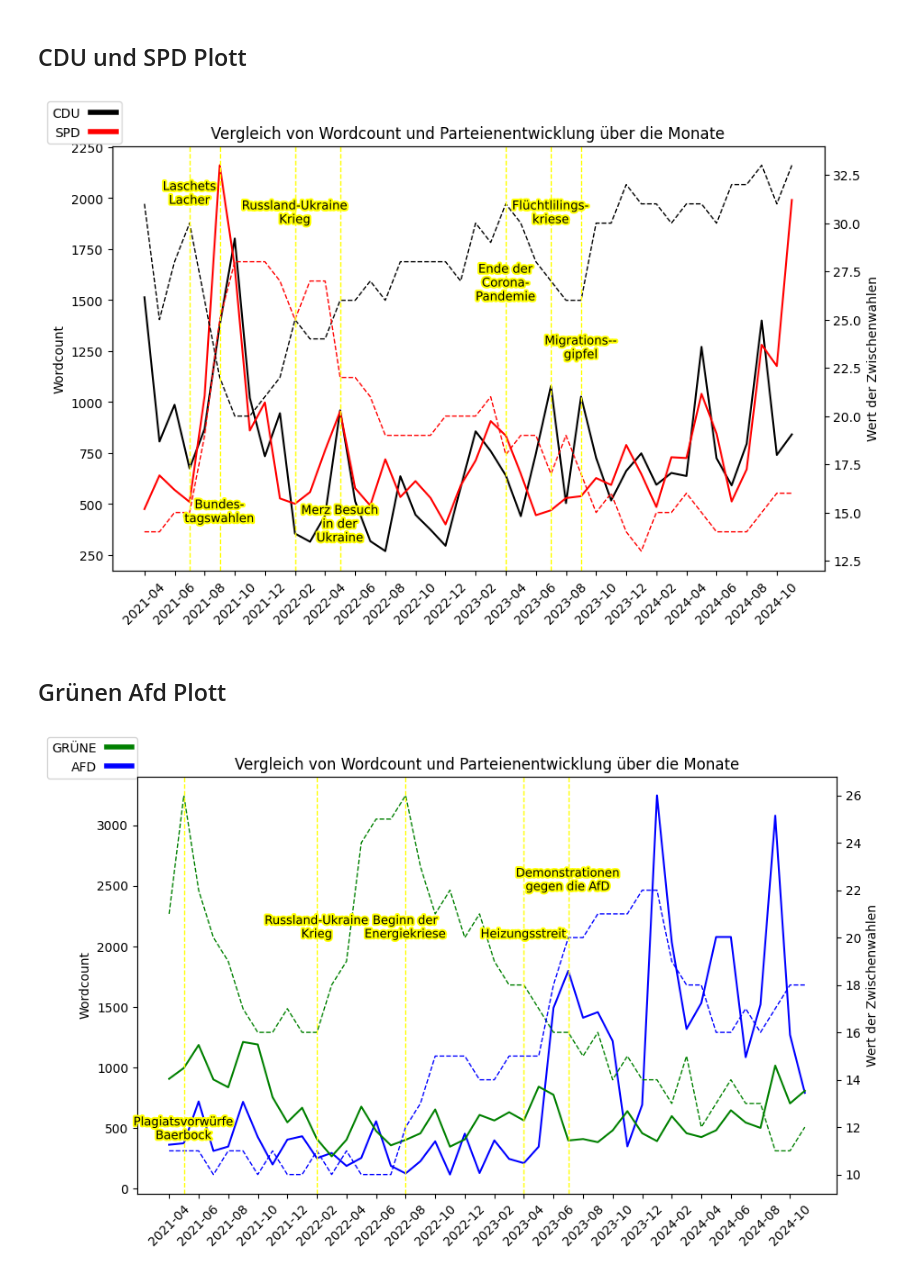
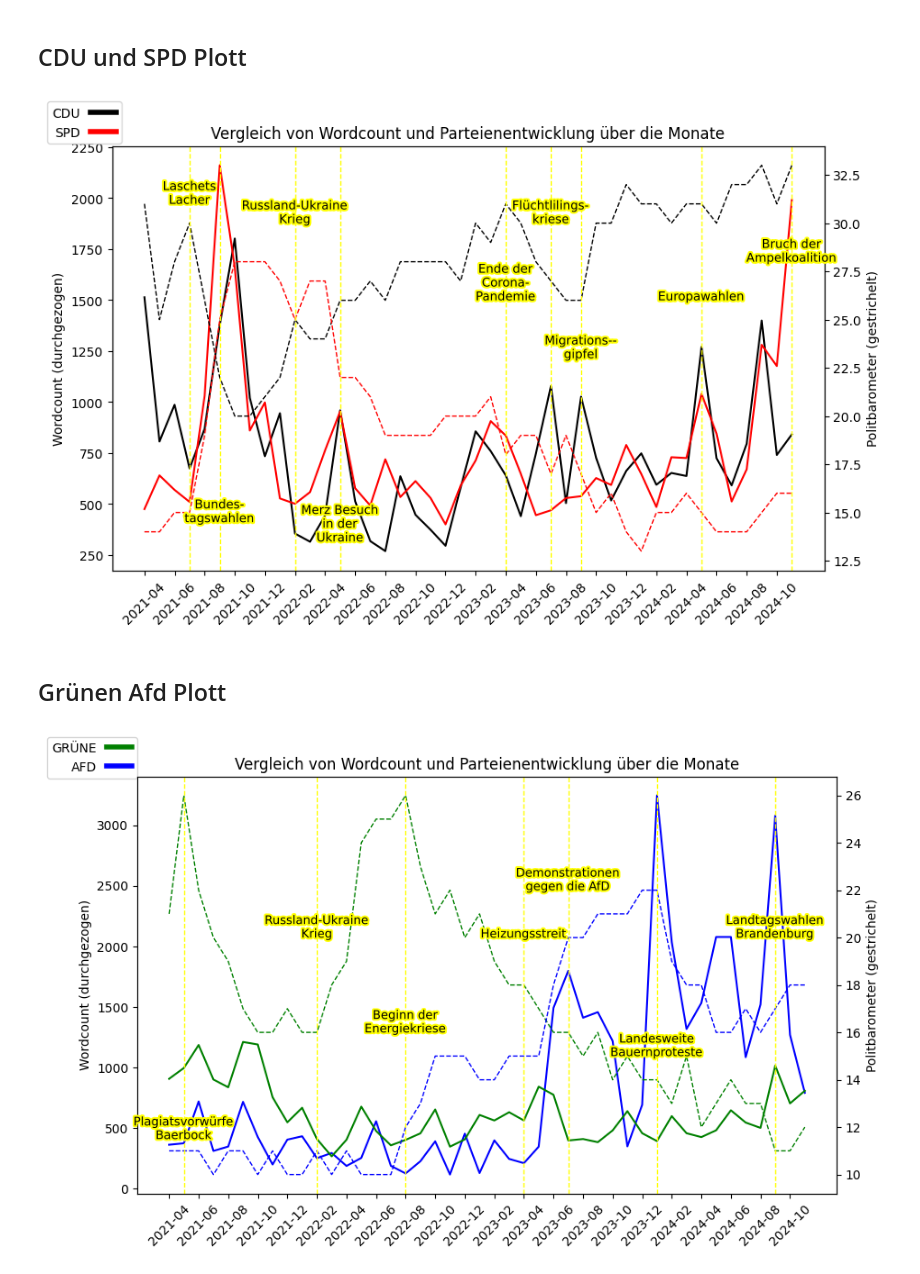
Before and after one commit to Reimser/ads_05_studienarbeit, a Jupyter notebook: source/notebooks/visualize.ipynb, the cells around one changed output. Cells and saved outputs as stored; diff of their text form; code cells hidden in the pictures.

```diff
--- a/source/notebooks/visualize.ipynb
+++ b/source/notebooks/visualize.ipynb
@@ -75,7 +75,7 @@ for word in df_grouped_wordcount['word'].unique():  # Iteriere über alle Wörte
     ax1.plot(temp_df['month'], temp_df['count'], linestyle='-', color=color)  # Plotte die Daten für das Wort
 
 ax1.set_xlabel('')  # Entfernt die Beschriftung der x-Achse
-ax1.set_ylabel('Wordcount')  # Beschriftet die linke y-Achse
+ax1.set_ylabel('Wordcount (durchgezogen)')  # Beschriftet die linke y-Achse
 ax1.tick_params(axis='y', labelcolor='black')  # Setzt die Farbe der y-Achse auf Schwarz
 ax1.set_xticks(df_grouped_wordcount['month'].unique())  # Setzt die Monate als x-Achsenticks
 ax1.set_xticklabels(df_grouped_wordcount['month'].unique(), rotation=45)  # Dreht die Labels um 45 Grad
@@ -97,7 +97,7 @@ for column in ['cdu', 'spd']:  # Iteriere über die Parteien
                      linewidth=1, linestyle="--", label=column.upper(), color=color)  # Plotte die Werte der Partei
     party_lines.append(line)  # Speichere die Linie für die Legende
 
-ax2.set_ylabel('Wert der Zwischenwahlen')  # Beschriftet die rechte y-Achse
+ax2.set_ylabel('Politbarometer (gestrichelt)')  # Beschriftet die rechte y-Achse
 ax2.tick_params(axis='y', labelcolor='black')  # Setzt die Farbe der rechten y-Achse auf Schwarz
 
 # Legende ändern
@@ -111,7 +111,9 @@ events = [("2021-07", "Laschets\nLacher", 31),
           ("2022-02", "Russland-Ukraine\nKrieg", 30),
           ("2022-05", "Merz Besuch\nin der\nUkraine", 13.5),
           ("2023-07", "Flüchtlilings-\nkriese", 30),
-          ("2023-09", "Migrations--\ngipfel", 23)]  # Definiert die Events
+          ("2023-09", "Migrations--\ngipfel", 23),
+          ("2024-05", "Europawahlen", 26),
+          ("2024-11", "Bruch der\nAmpelkoalition", 28)]  # Definiert die Events
 
 for event_x, event_label, y_position in events:  # Iteriere über die Events
     plt.axvline(x=event_x, color='yellow', linestyle='--', linewidth=1)  # Zeichnet vertikale Linie für jedes Event
@@ -123,7 +125,7 @@ for event_x, event_label, y_position in events:  # Iteriere über die Events
 plt.title('Vergleich von Wordcount und Parteienentwicklung über die Monate')  # Setzt den Titel des Plots
 plt.show()  # Zeigt den Plot an
 # %% [output]
-[figure, old version]
+[figure, new version]
 # %% [markdown]
 ## Grünen Afd Plott
 # %%
@@ -145,7 +147,7 @@ for word in df_grouped_wordcount['word'].unique():  # Iteriere über alle Wörte
     ax1.plot(temp_df['month'], temp_df['count'], linestyle='-', color=color)  # Plotte die Daten für das Wort
 
 ax1.set_xlabel('')  # Entfernt die Beschriftung der x-Achse
-ax1.set_ylabel('Wordcount')  # Beschriftet die linke y-Achse
+ax1.set_ylabel('Wordcount (durchgezogen)')  # Beschriftet die linke y-Achse
 ax1.tick_params(axis='y', labelcolor='black')  # Setzt die Farbe der y-Achse auf Schwarz
 ax1.set_xticks(df_grouped_wordcount['month'].unique())  # Setzt die Monate als x-Achsenticks
 ax1.set_xticklabels(df_grouped_wordcount['month'].unique(), rotation=45)  # Dreht die Labels um 45 Grad
@@ -154,6 +156,7 @@ ax1.set_xticklabels(df_grouped_wordcount['month'].unique(), rotation=45)  # Dreh
 unique_months = df_grouped_wordcount['month'].unique()  # Liste aller einzigartigen Monate
 ax1.set_xticks(unique_months[::2])  # Zeigt nur jeden zweiten Monat
 ax1.set_xticklabels(unique_months[::2], rotation=45)  # Dreht die Labels erneut um 45 Grad
+
 
 # Daten vorbereiten für den zweiten Plot (wahlen)
 df_grouped_parties = wahlen_df.groupby('month').first().reset_index()  # Aggregiere die Wahlen-Daten nach Monat
@@ -162,33 +165,36 @@ df_grouped_parties = wahlen_df.groupby('month').first().reset_index()  # Aggregi
 ax2 = ax1.twinx()  # Erstellt eine zweite y-Achse (rechte Achse)
 party_lines = []  # Liste zum Speichern der Linien für die Legende
 for column in ['grüne', 'afd']:  # Iteriere über die Parteien
     color = parteifarben.get(column, 'black')  # Hole die Farbe der Partei
     line, = ax2.plot(df_grouped_parties['month'], df_grouped_parties[column],
                      linewidth=1, linestyle="--", label=column.upper(), color=color)  # Plotte die Werte der Partei
     party_lines.append(line)  # Speichere die Linie für die Legende
 
-ax2.set_ylabel('Wert der Zwischenwahlen')  # Beschriftet die rechte y-Achse
+ax2.set_ylabel('Politbarometer (gestrichelt)')  # Beschriftet die rechte y-Achse
 ax2.tick_params(axis='y', labelcolor='black')  # Setzt die Farbe der rechten y-Achse auf Schwarz
 
 # Legenden-Häkchen zu Quadraten ändern
 legend_elements = [Line2D([0], [0], color=line.get_color(), lw=4, label=line.get_label()) for line in party_lines]  # Erstelle Legenden-Elemente
 ax1.legend(handles=legend_elements, loc='upper left', bbox_to_anchor=(-0.138, 1.11), markerfirst=False)  # Platziert die Legende
 
 # Events markieren
 events = [("2021-05", "Plagiatsvorwürfe\nBaerbock", 11.5),
           ("2022-02", "Russland-Ukraine\nKrieg", 20),
           ("2023-04", "Heizungsstreit", 20),
           ("2023-07", "Demonstrationen\ngegen die AfD", 22),
-          ("2022-08", "Beginn der\nEnergiekriese", 20)]  # Definiert die Events
+          ("2022-08", "Beginn der\nEnergiekriese", 16),
+          ("2024-01", "Landesweite\nBauernproteste", 15),
+          ("2024-09", "Landtagswahlen\nBrandenburg", 20),
+          ]  # Definiert die Events
 
 for event_x, event_label, y_position in events:  # Iteriere über die Events
     plt.axvline(x=event_x, color='yellow', linestyle='--', linewidth=1)  # Zeichnet vertikale Linie für jedes Event
     text = plt.text(event_x, y_position, event_label, rotation=0, fontsize=9.5)  # Fügt Text an die Linie hinzu
     text.set_path_effects([patheffects.withStroke(linewidth=3, foreground='yellow')])  # Verleiht dem Text einen gelben Rand
     text.set_horizontalalignment('center')  # Zentriert den Text horizontal
 
 # Plot
 plt.title('Vergleich von Wordcount und Parteienentwicklung über die Monate')  # Setzt den Titel des Plots
 plt.show()  # Zeigt den Plot an
 # %% [output]
-[figure, old version]
+[figure, new version]
```
Also changed, not shown: 2 other files.
